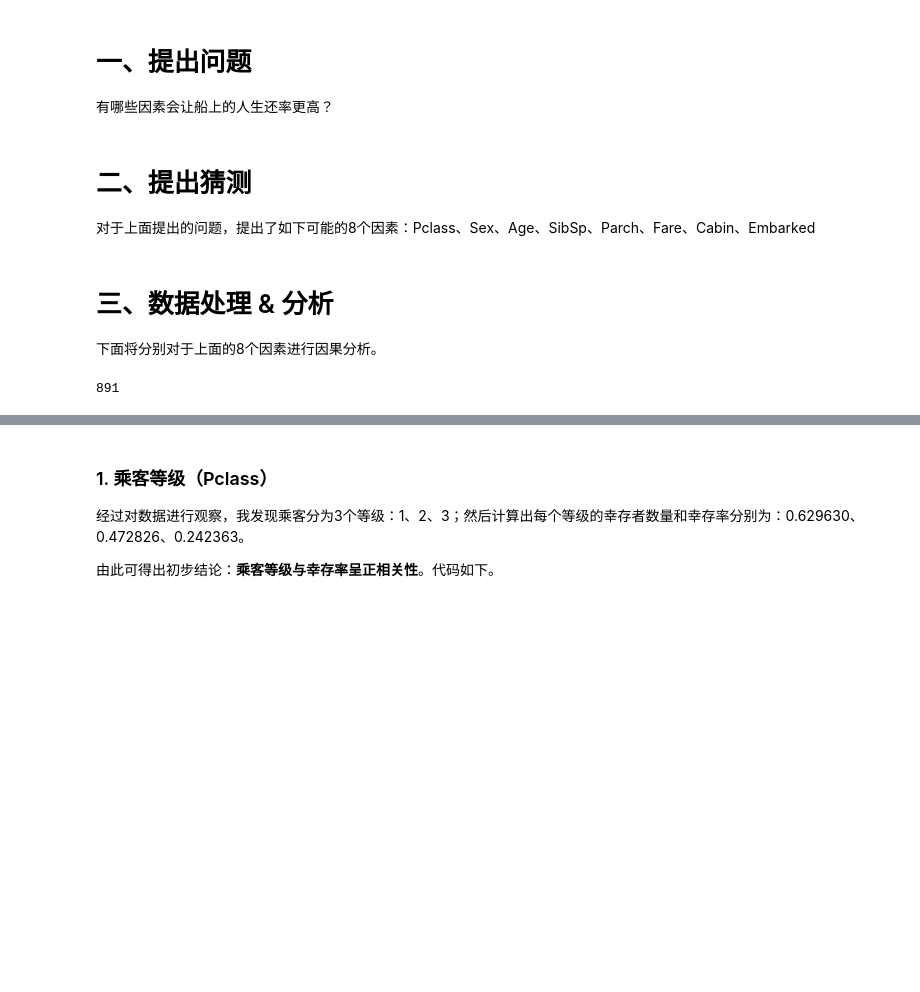
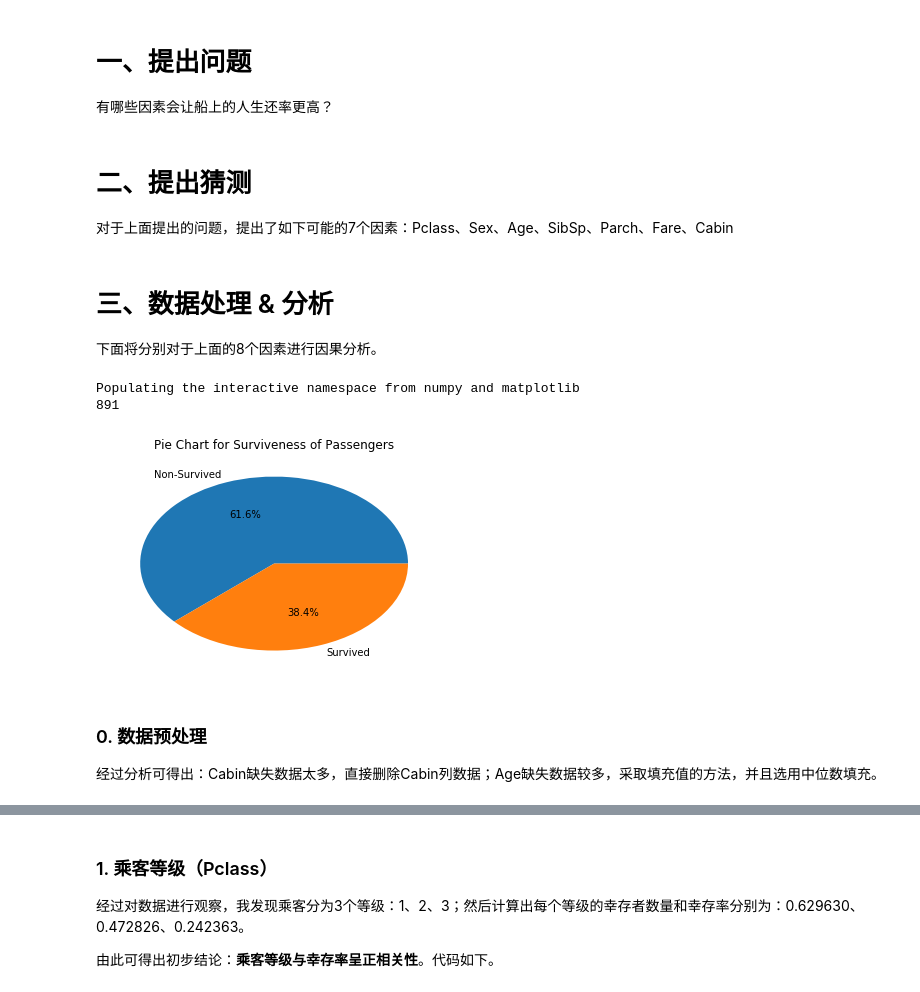
Before and after one commit to dongrenguang/titanic-analysis, a Jupyter notebook: titanic-analysis.ipynb, the cells around one changed output, grey strips where cells are left out. Drawn from its saved outputs; the diff is of its cells as text; code cells hidden in the pictures; blank space fills up the shorter version.

```diff
--- a/titanic-analysis.ipynb
+++ b/titanic-analysis.ipynb
@@ -5,22 +5,46 @@
 # %% [markdown]
 # 二、提出猜测
 
-对于上面提出的问题，提出了如下可能的8个因素：Pclass、Sex、Age、SibSp、Parch、Fare、Cabin、Embarked
+对于上面提出的问题，提出了如下可能的7个因素：Pclass、Sex、Age、SibSp、Parch、Fare、Cabin
 # %% [markdown]
 # 三、数据处理 & 分析
 
 下面将分别对于上面的8个因素进行因果分析。
-# %%
-import pandas as pd
-
-data = pd.read_csv('./titanic-data.csv')
-
-# 填充值，方便后面计数
-data['count'] = 1
-
-# 总乘客数
-num = len(data)
-
-print num
-# %% [output]
-891
+# %%
+%pylab inline
+import matplotlib.pyplot as plt
+import seaborn as sns
+import pandas as pd
+import numpy as np
+
+data = pd.read_csv('./titanic-data.csv')
+
+# 总乘客数
+num = len(data)
+print num
+
+# 整体幸存率
+by_Survived = data.groupby(['Survived'])['Survived'].count()
+plt.pie(by_Survived, labels = ['Non-Survived','Survived'], autopct='%.1f%%')
+plt.title('Pie Chart for Surviveness of Passengers')
+
+# 空数据
+null = data.isnull()
+
+# 绘制不同因子的对乘客幸存率的影响条形图
+def render_bar_plot(factor):
+    survived_value_counts = data.groupby(factor)['Survived'].value_counts()
+    survived_count = data.groupby(factor)['Survived'].count()
+    survived_ratio = survived_value_counts / survived_count
+
+    print survived_ratio
+    survived_value_counts.unstack().plot(kind='bar',stacked=False, title="Counts of Passengers by" + factor)
+    survived_ratio.unstack().plot(kind='bar',stacked=True, title="Survied Ratio by " + factor)
+# %% [output]
+Populating the interactive namespace from numpy and matplotlib
+891
+[figure, added]
+# %% [markdown]
+### 0. 数据预处理
+
+经过分析可得出：Cabin缺失数据太多，直接删除Cabin列数据；Age缺失数据较多，采取填充值的方法，并且选用中位数填充。
```
Also changed, not shown: parts of 22 cells of this notebook, 1 other file.
